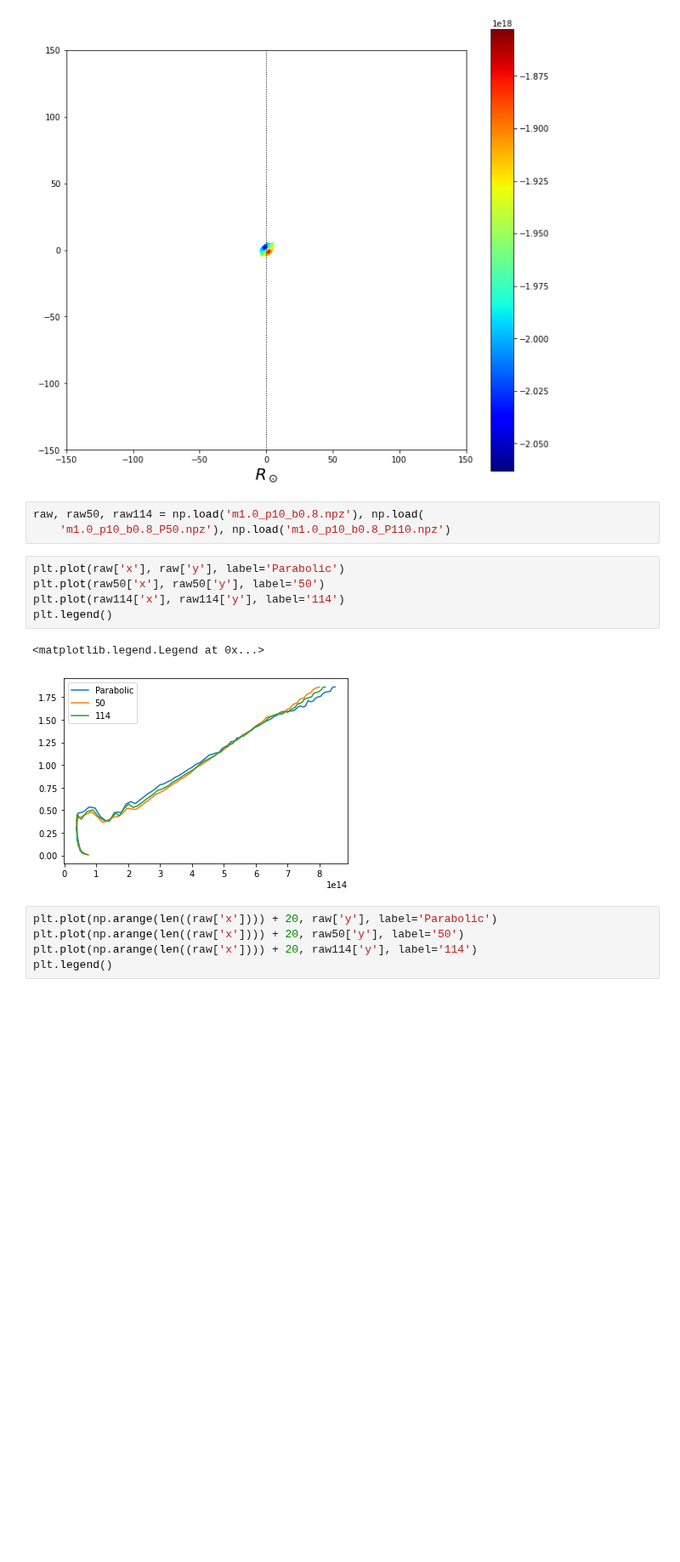
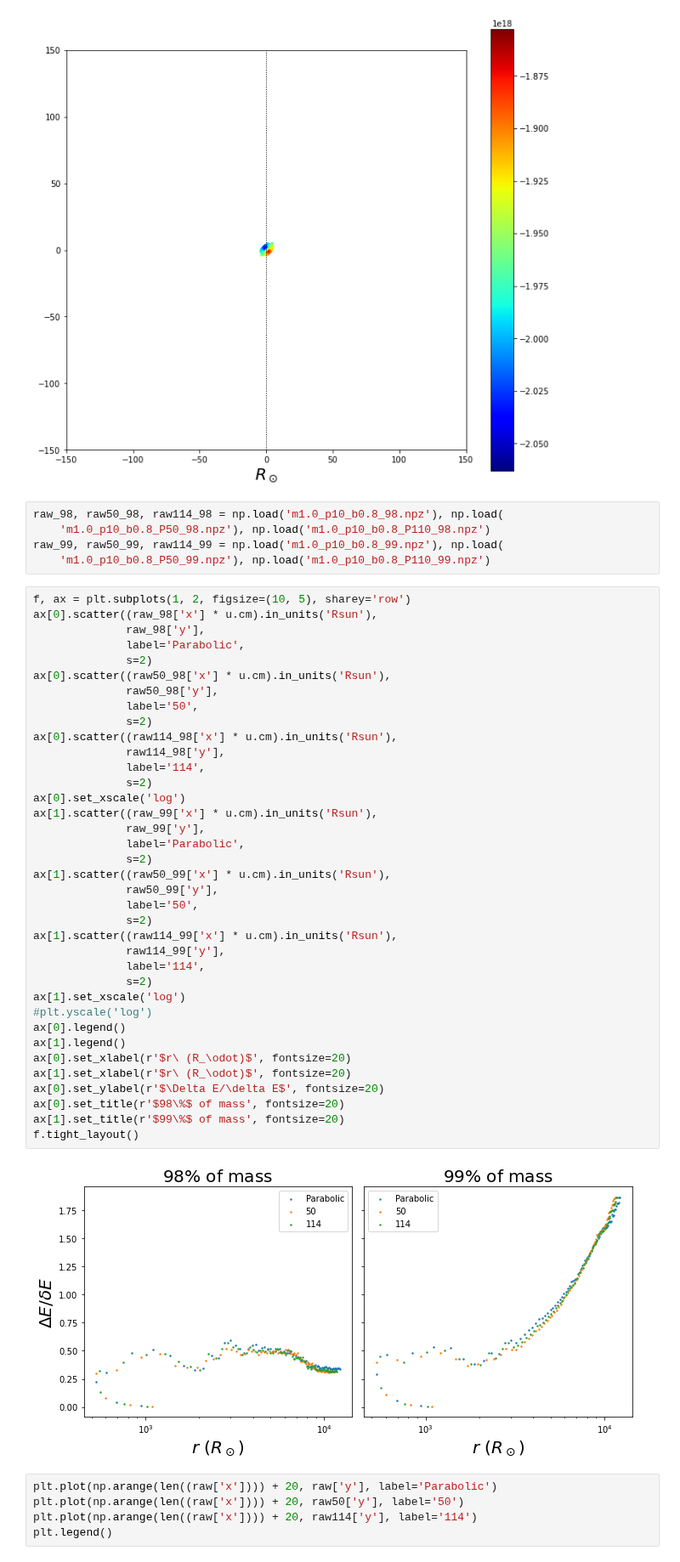
Before and after one commit to slowdivePTG/ASASSN-14ko, a Jupyter notebook: YT_Visualization/Energy Dispersion.ipynb, the cells around one changed output. Shown at 85% size. Saved outputs shown, nothing was run; the diff lists cells and outputs as text; blank space fills up the shorter version.

```diff
--- a/YT_Visualization/Energy Dispersion.ipynb
+++ b/YT_Visualization/Energy Dispersion.ipynb
@@ -232,16 +232,49 @@ plt.show()
 # %% [output]
 [figure]
 # %%
-raw, raw50, raw114 = np.load('m1.0_p10_b0.8.npz'), np.load(
-    'm1.0_p10_b0.8_P50.npz'), np.load('m1.0_p10_b0.8_P110.npz')
+raw_98, raw50_98, raw114_98 = np.load('m1.0_p10_b0.8_98.npz'), np.load(
+    'm1.0_p10_b0.8_P50_98.npz'), np.load('m1.0_p10_b0.8_P110_98.npz')
+raw_99, raw50_99, raw114_99 = np.load('m1.0_p10_b0.8_99.npz'), np.load(
+    'm1.0_p10_b0.8_P50_99.npz'), np.load('m1.0_p10_b0.8_P110_99.npz')
-# %%
-plt.plot(raw['x'], raw['y'], label='Parabolic')
-plt.plot(raw50['x'], raw50['y'], label='50')
-plt.plot(raw114['x'], raw114['y'], label='114')
-plt.legend()
-# %% [output]
-<matplotlib.legend.Legend at 0x...>
-[figure, removed]
+# %%
+f, ax = plt.subplots(1, 2, figsize=(10, 5), sharey='row')
+ax[0].scatter((raw_98['x'] * u.cm).in_units('Rsun'),
+              raw_98['y'],
+              label='Parabolic',
+              s=2)
+ax[0].scatter((raw50_98['x'] * u.cm).in_units('Rsun'),
+              raw50_98['y'],
+              label='50',
+              s=2)
+ax[0].scatter((raw114_98['x'] * u.cm).in_units('Rsun'),
+              raw114_98['y'],
+              label='114',
+              s=2)
+ax[0].set_xscale('log')
+ax[1].scatter((raw_99['x'] * u.cm).in_units('Rsun'),
+              raw_99['y'],
+              label='Parabolic',
+              s=2)
+ax[1].scatter((raw50_99['x'] * u.cm).in_units('Rsun'),
+              raw50_99['y'],
+              label='50',
+              s=2)
+ax[1].scatter((raw114_99['x'] * u.cm).in_units('Rsun'),
+              raw114_99['y'],
+              label='114',
+              s=2)
+ax[1].set_xscale('log')
+#plt.yscale('log')
+ax[0].legend()
+ax[1].legend()
+ax[0].set_xlabel(r'$r\ (R_\odot)$', fontsize=20)
+ax[1].set_xlabel(r'$r\ (R_\odot)$', fontsize=20)
+ax[0].set_ylabel(r'$\Delta E/\delta E$', fontsize=20)
+ax[0].set_title(r'$98\%$ of mass', fontsize=20)
+ax[1].set_title(r'$99\%$ of mass', fontsize=20)
+f.tight_layout()
+# %% [output]
+[figure, added]
 # %%
 plt.plot(np.arange(len((raw['x']))) + 20, raw['y'], label='Parabolic')
 plt.plot(np.arange(len((raw['x']))) + 20, raw50['y'], label='50')
```
Also changed, not shown: parts of 1 cell of this notebook, 2 other files.
